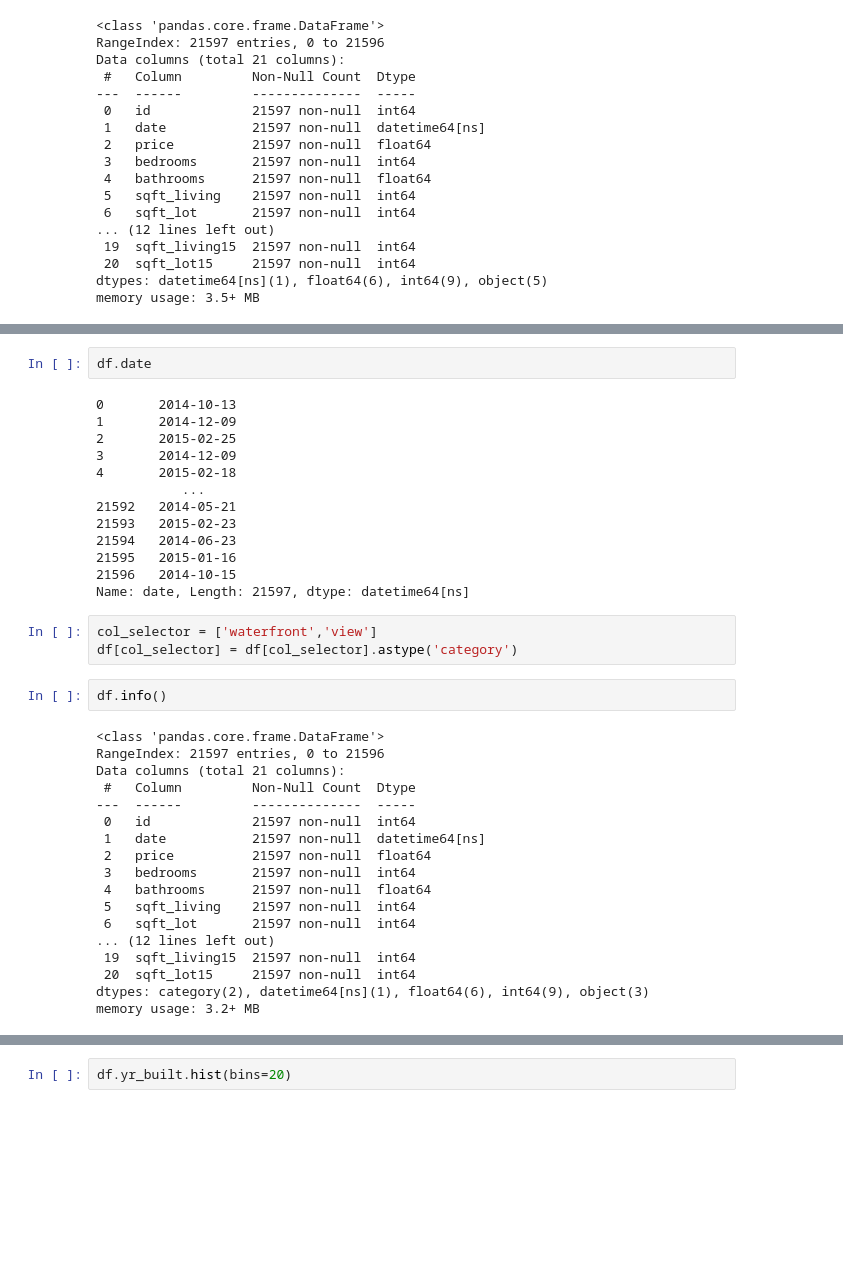
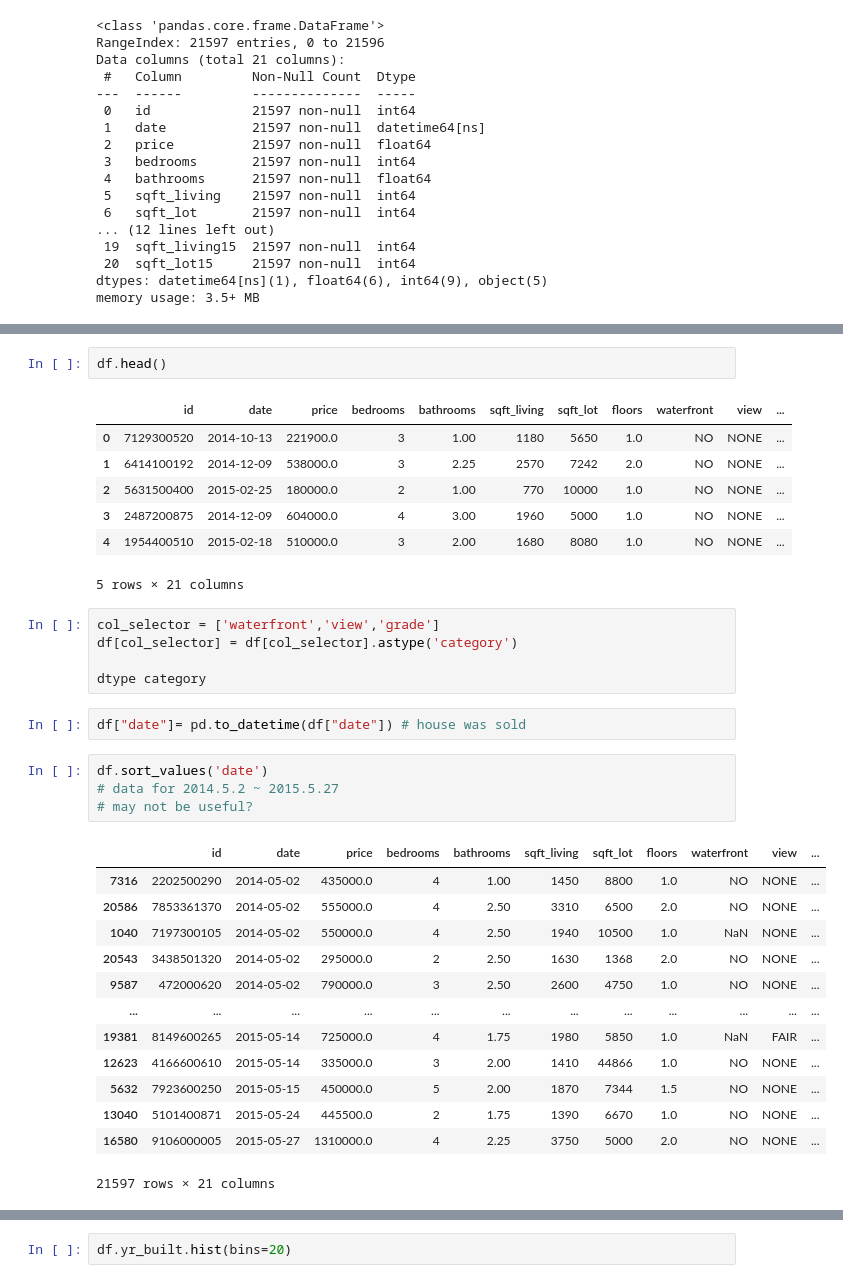
Before and after one commit to vivyhasadream/DS_P2_King-County-House-Sales-Predict, a Jupyter notebook: Han - 1 - Data Wrangling.ipynb, the cells around one changed output, grey strips where cells are left out. Drawn from its saved outputs; the diff is of its cells as text; blank space fills up the shorter version.

```diff
--- a/Han - 1 - Data Wrangling.ipynb
+++ b/Han - 1 - Data Wrangling.ipynb
@@ -97,38 +208,35 @@ df.describe()
 # %%
-df.date
+df.head()
 # %% [output]
+|  | id | date | price | bedrooms | bathrooms | sqft_living | sqft_lot | floors | waterfront | view | ... |
+| 0 | 7129300520 | 2014-10-13 | 221900.0 | 3 | 1.00 | 1180 | 5650 | 1.0 | NO | NONE | ... |
+| 1 | 6414100192 | 2014-12-09 | 538000.0 | 3 | 2.25 | 2570 | 7242 | 2.0 | NO | NONE | ... |
+| 2 | 5631500400 | 2015-02-25 | 180000.0 | 2 | 1.00 | 770 | 10000 | 1.0 | NO | NONE | ... |
+| 3 | 2487200875 | 2014-12-09 | 604000.0 | 4 | 3.00 | 1960 | 5000 | 1.0 | NO | NONE | ... |
+| 4 | 1954400510 | 2015-02-18 | 510000.0 | 3 | 2.00 | 1680 | 8080 | 1.0 | NO | NONE | ... |
-0       2014-10-13
-1       2014-12-09
-2       2015-02-25
-3       2014-12-09
-4       2015-02-18
-           ...
-21592   2014-05-21
-21593   2015-02-23
-21594   2014-06-23
-21595   2015-01-16
-21596   2014-10-15
-Name: date, Length: 21597, dtype: datetime64[ns]
+5 rows × 21 columns
 # %%
-col_selector = ['waterfront','view']
+col_selector = ['waterfront','view','grade']
 df[col_selector] = df[col_selector].astype('category')
+
+dtype category
-# %%
-df.info()
-# %% [output]
-<class 'pandas.core.frame.DataFrame'>
-RangeIndex: 21597 entries, 0 to 21596
-Data columns (total 21 columns):
- #   Column         Non-Null Count  Dtype
----  ------         --------------  -----
- 0   id             21597 non-null  int64
- 1   date           21597 non-null  datetime64[ns]
- 2   price          21597 non-null  float64
- 3   bedrooms       21597 non-null  int64
- 4   bathrooms      21597 non-null  float64
- 5   sqft_living    21597 non-null  int64
- 6   sqft_lot       21597 non-null  int64
-... (12 lines left out)
- 19  sqft_living15  21597 non-null  int64
- 20  sqft_lot15     21597 non-null  int64
-dtypes: category(2), datetime64[ns](1), float64(6), int64(9), object(3)
-memory usage: 3.2+ MB
+# %%
+df["date"]= pd.to_datetime(df["date"]) # house was sold
+# %%
+df.sort_values('date')
+# data for 2014.5.2 ~ 2015.5.27
+# may not be useful?
+# %% [output]
+|  | id | date | price | bedrooms | bathrooms | sqft_living | sqft_lot | floors | waterfront | view | ... |
+| 7316 | 2202500290 | 2014-05-02 | 435000.0 | 4 | 1.00 | 1450 | 8800 | 1.0 | NO | NONE | ... |
+| 20586 | 7853361370 | 2014-05-02 | 555000.0 | 4 | 2.50 | 3310 | 6500 | 2.0 | NO | NONE | ... |
+| 1040 | 7197300105 | 2014-05-02 | 550000.0 | 4 | 2.50 | 1940 | 10500 | 1.0 | NaN | NONE | ... |
+| 20543 | 3438501320 | 2014-05-02 | 295000.0 | 2 | 2.50 | 1630 | 1368 | 2.0 | NO | NONE | ... |
+| 9587 | 472000620 | 2014-05-02 | 790000.0 | 3 | 2.50 | 2600 | 4750 | 1.0 | NO | NONE | ... |
+| ... | ... | ... | ... | ... | ... | ... | ... | ... | ... | ... | ... |
+| 19381 | 8149600265 | 2015-05-14 | 725000.0 | 4 | 1.75 | 1980 | 5850 | 1.0 | NaN | FAIR | ... |
+| 12623 | 4166600610 | 2015-05-14 | 335000.0 | 3 | 2.00 | 1410 | 44866 | 1.0 | NO | NONE | ... |
+| 5632 | 7923600250 | 2015-05-15 | 450000.0 | 5 | 2.00 | 1870 | 7344 | 1.5 | NO | NONE | ... |
+| 13040 | 5101400871 | 2015-05-24 | 445500.0 | 2 | 1.75 | 1390 | 6670 | 1.0 | NO | NONE | ... |
+| 16580 | 9106000005 | 2015-05-27 | 1310000.0 | 4 | 2.25 | 3750 | 5000 | 2.0 | NO | NONE | ... |
+21597 rows × 21 columns
```
Also changed, not shown: parts of 26 cells of this notebook.
